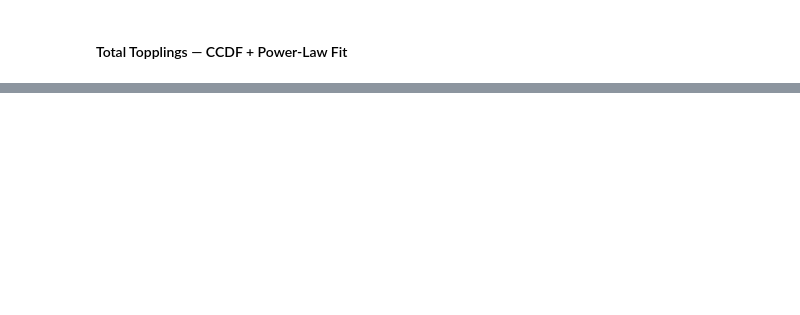
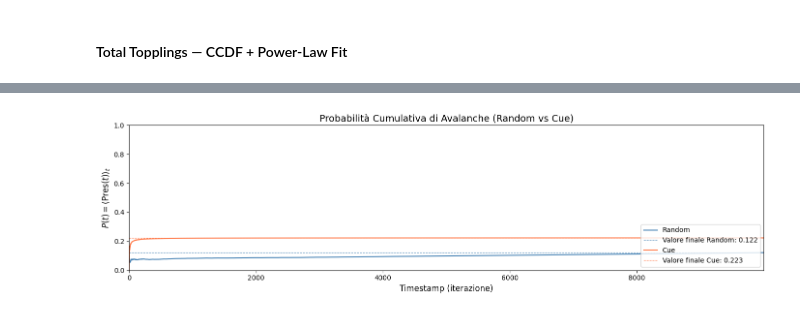
Before and after one commit to MassimoStel/SpreadingAct, a Jupyter notebook: notebooks/Sandpile_FreeAssociations.ipynb, the cells around one changed output, grey strips where cells are left out. Saved outputs shown, nothing was run; the diff lists cells and outputs as text; code cells hidden in the pictures; blank space fills up the shorter version.

```diff
--- a/notebooks/Sandpile_FreeAssociations.ipynb
+++ b/notebooks/Sandpile_FreeAssociations.ipynb
@@ -303,0 +320,41 @@ plt.show()
+# %%
+import numpy as np
+import pandas as pd
+
+# Convertiamo le liste in array 2D (trial x iterazioni)
+has_av_cue = np.array([r['has_avalanche'] for r in results_cue])
+has_av_random = np.array([r['has_avalanche'] for r in results_random])
+
+# Calcoliamo la media per ogni iterazione tra tutti i trial della stessa condizione
+prob_t_cue = has_av_cue.mean(axis=0)
+prob_t_random = has_av_random.mean(axis=0)
+
+# Calcoliamo la probabilità cumulativa: P(t) = (1/(t+1)) * Σ_{i=0}^{t} has_avalanche(i)
+prob_cumulative_cue = pd.Series(prob_t_cue).expanding().mean()
+prob_cumulative_random = pd.Series(prob_t_random).expanding().mean()
+
+fig, ax = plt.subplots(figsize=(14, 4))
+
+# Random
+ax.plot(prob_cumulative_random.index, prob_cumulative_random,
+        color='steelblue', linewidth=1.5, label='Random')
+ax.axhline(prob_cumulative_random.iloc[-1], color='steelblue', linestyle='--',
+           linewidth=0.8, label=f'Valore finale Random: {prob_cumulative_random.iloc[-1]:.3f}')
+
+# Cue
+ax.plot(prob_cumulative_cue.index, prob_cumulative_cue,
+        color='coral', linewidth=1.5, label='Cue')
+ax.axhline(prob_cumulative_cue.iloc[-1], color='coral', linestyle='--',
+           linewidth=0.8, label=f'Valore finale Cue: {prob_cumulative_cue.iloc[-1]:.3f}')
+
+ax.set_xlabel('Timestamp (iterazione)', fontsize=12)
+ax.set_ylabel(r'$P(t) = \langle \mathrm{Pres}(t) \rangle_t$', fontsize=12)
+ax.set_title('Probabilità Cumulativa di Avalanche (Random vs Cue)', fontsize=14)
+ax.set_xlim(0, len(prob_cumulative_cue) - 1)
+ax.set_ylim(0, 1)
+
+ax.legend(loc='lower right', fontsize=10)
+plt.tight_layout()
+plt.show()
+# %% [output]
+[figure, added]
```
Also changed, not shown: parts of 11 cells of this notebook, 1 other file.
